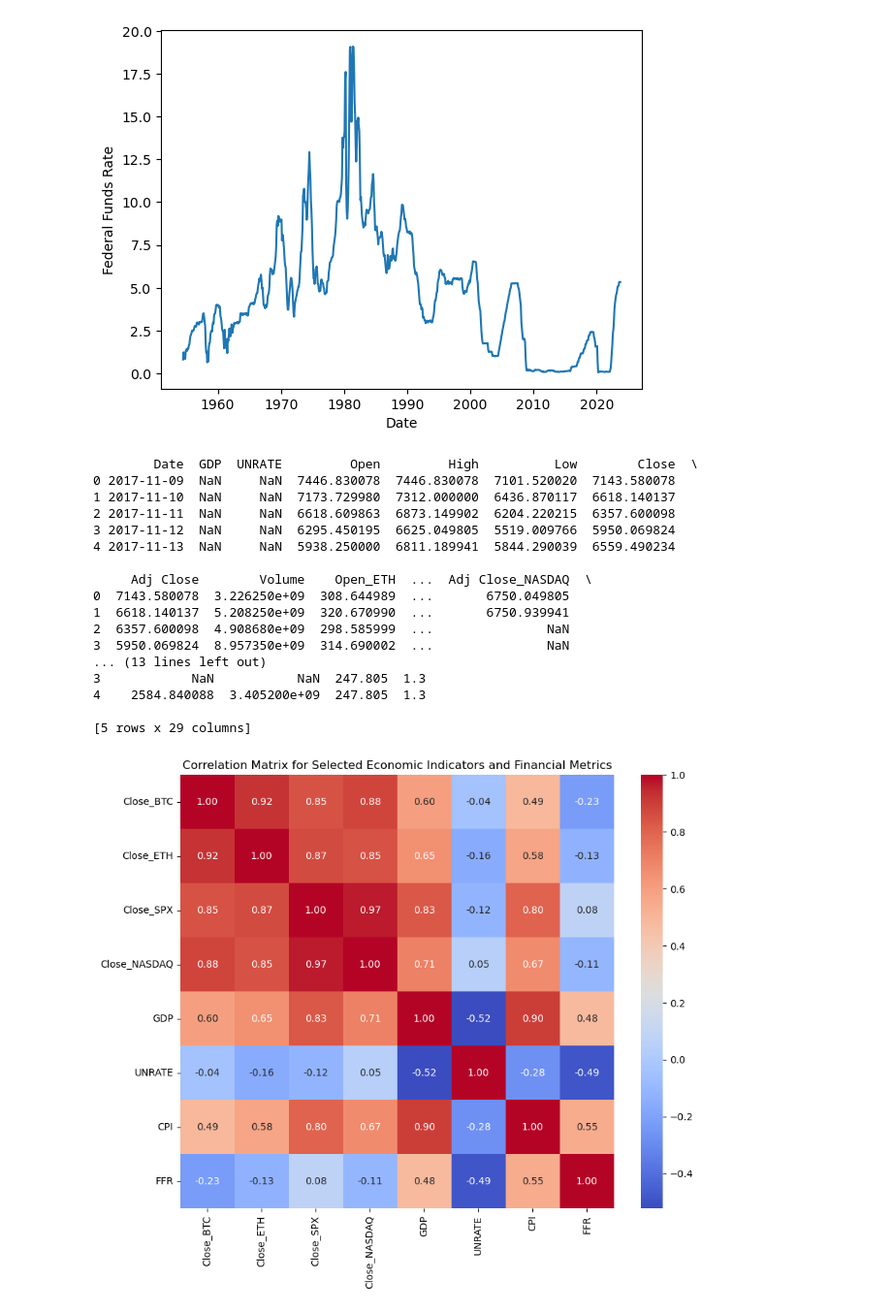
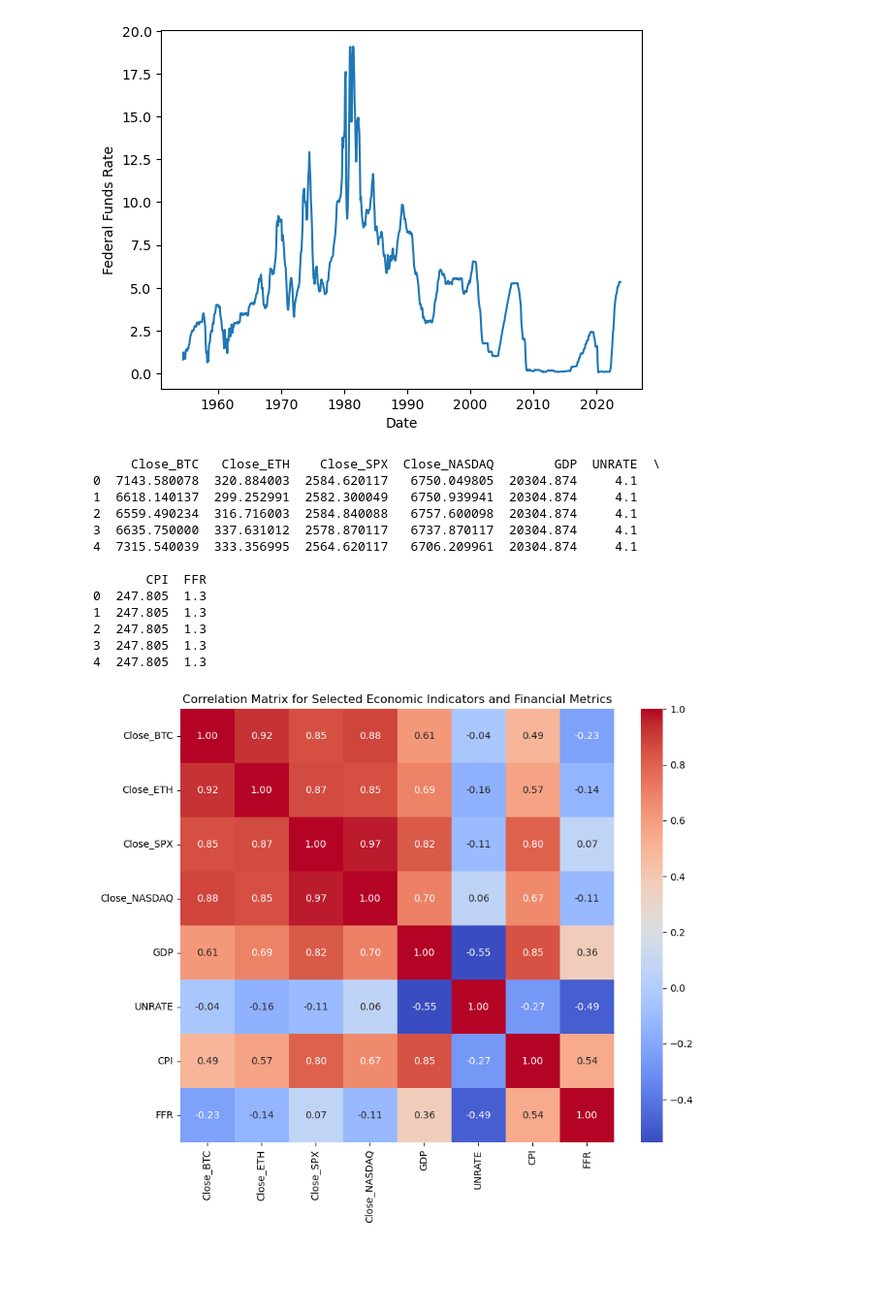
Before and after one commit to emilyheraty/cs216financeproject, a Jupyter notebook: proj.ipynb, the cells around one changed output. Shown at 97% size. Cells and saved outputs as stored; diff of their text form; code cells hidden in the pictures; blank space fills up the shorter version.

```diff
--- a/proj.ipynb
+++ b/proj.ipynb
@@ -99,7 +106,7 @@ GDP.rename(columns={'GDPC1': 'GDP'}, inplace=True)
 CPI.rename(columns={'CPIAUCSL': 'CPI'}, inplace=True)
 FFR.rename(columns={'FEDFUNDS': 'FFR'}, inplace=True)
 
-# Filter the DataFrames from mid-2019
+# Filter the DataFrames
 start_date = pd.to_datetime("2017-11-09")
 GDP_filtered = GDP[GDP['Date'] >= start_date]
 unemployment_filtered = unemployment[unemployment['Date'] >= start_date]
@@ -111,20 +118,16 @@ CPI_filtered = CPI[CPI['Date'] >= start_date]
 FFR_filtered = FFR[FFR['Date'] >= start_date]
 
 # base dataframe
-base_df = pd.concat([BTC_filtered['Date'], ETH_filtered['Date'], NASDAQ_filtered['Date'], SPX_filtered['Date']], ignore_index=True).drop_duplicates().sort_values().reset_index(drop=True)
+# base_df = pd.concat([BTC_filtered['Date'], ETH_filtered['Date'], NASDAQ_filtered['Date'], SPX_filtered['Date']], ignore_index=True).sort_values().reset_index(drop=True)
 
 # dataframe for Covid
-covid_data = base_df.to_frame(name='Date')
+covid_data = SPX_filtered[['Date', 'Close']]
 covid_data = pd.merge(covid_data, GDP_filtered, on='Date', how='left')
 covid_data = pd.merge(covid_data, unemployment_filtered, on='Date', how='left')
-covid_data = pd.merge(covid_data, BTC_filtered, on='Date', how='left')
+covid_data = pd.merge(covid_data, BTC_filtered, on='Date', how='left', suffixes=('', '_BTC'))
 covid_data = pd.merge(covid_data, ETH_filtered, on='Date', how='left', suffixes=('', '_ETH'))
 covid_data = pd.merge(covid_data, NASDAQ_filtered, on='Date', how='left', suffixes=('', '_NASDAQ'))
-covid_data = pd.merge(covid_data, SPX_filtered, on='Date', how='left', suffixes=('', '_SPX'))
-
-# Forward fill the GDP and Unemployment Rate
-covid_data['GDP'] = covid_data['GDP'].ffill()
-covid_data['UNRATE'] = covid_data['UNRATE'].ffill()
+# covid_data = pd.merge(covid_data, SPX_filtered, on='Date', how='left', suffixes=('', '_SPX'))
 
 # Merge the CPI and Federal Funds Rate using a left join
 covid_data = pd.merge(covid_data, CPI_filtered, on='Date', how='left')
@@ -135,43 +138,45 @@ covid_data['CPI'] = covid_data['CPI'].ffill()
 covid_data['CPI'] = covid_data['CPI'].bfill()
 covid_data['FFR'] = covid_data['FFR'].ffill()
 covid_data['FFR'] = covid_data['FFR'].bfill()
+covid_data['GDP'] = covid_data['GDP'].ffill()
+covid_data['GDP'] = covid_data['GDP'].bfill()
+covid_data['UNRATE'] = covid_data['UNRATE'].ffill()
+covid_data['UNRATE'] = covid_data['UNRATE'].bfill()
+
+
 
 # Sort and reset index (should already be sorted)
 covid_data.reset_index(drop=True, inplace=True)
 
-covid_data.to_csv('covid_data.csv', index=False)
-print(covid_data.head())
-# print(covid_data['CPI'].isna().sum())
+# print(covid_data.head())
+# print(covid_data['GDP'].isna().sum())
-# %% [output]
-        Date  GDP  UNRATE         Open         High          Low        Close  \
-0 2017-11-09  NaN     NaN  7446.830078  7446.830078  7101.520020  7143.580078
-1 2017-11-10  NaN     NaN  7173.729980  7312.000000  6436.870117  6618.140137
-2 2017-11-11  NaN     NaN  6618.609863  6873.149902  6204.220215  6357.600098
-3 2017-11-12  NaN     NaN  6295.450195  6625.049805  5519.009766  5950.069824
-4 2017-11-13  NaN     NaN  5938.250000  6811.189941  5844.290039  6559.490234
-
-     Adj Close        Volume    Open_ETH  ...  Adj Close_NASDAQ  \
-0  7143.580078  3.226250e+09  308.644989  ...       6750.049805
-1  6618.140137  5.208250e+09  320.670990  ...       6750.939941
-2  6357.600098  4.908680e+09  298.585999  ...               NaN
-3  5950.069824  8.957350e+09  314.690002  ...               NaN
-... (13 lines left out)
-3            NaN           NaN  247.805  1.3
-4    2584.840088  3.405200e+09  247.805  1.3
-
-[5 rows x 29 columns]
 # %%
-covid_data.rename(columns={'Close': 'Close_BTC'}, inplace=True)
+covid_data.rename(columns={'Close': 'Close_SPX'}, inplace=True)
 columns_of_interest = ['Close_BTC', 'Close_ETH', 'Close_SPX', 'Close_NASDAQ', 'GDP', 'UNRATE','CPI', 'FFR']
 covid_data_interest = covid_data[columns_of_interest]
+print(covid_data_interest.head())
+covid_data_interest.to_csv('covid_data.csv', index=False)
 correlation_matrix = covid_data_interest.corr()
 
 plt.figure(figsize=(10, 8))
 sns.heatmap(correlation_matrix, annot=True, fmt=".2f", cmap="coolwarm", square=True)
 plt.title("Correlation Matrix for Selected Economic Indicators and Financial Metrics")
 plt.show()
 # %% [output]
+     Close_BTC   Close_ETH    Close_SPX  Close_NASDAQ        GDP  UNRATE  \
+0  7143.580078  320.884003  2584.620117   6750.049805  20304.874     4.1
+1  6618.140137  299.252991  2582.300049   6750.939941  20304.874     4.1
+2  6559.490234  316.716003  2584.840088   6757.600098  20304.874     4.1
+3  6635.750000  337.631012  2578.870117   6737.870117  20304.874     4.1
+4  7315.540039  333.356995  2564.620117   6706.209961  20304.874     4.1
+
+       CPI  FFR
+0  247.805  1.3
+1  247.805  1.3
+2  247.805  1.3
+3  247.805  1.3
+4  247.805  1.3
-[figure, old version]
+[figure, new version]
 # %%
 sns.pairplot(covid_data_interest)
 plt.show()
```
Also changed, not shown: parts of 2 cells of this notebook, 1 other file.
